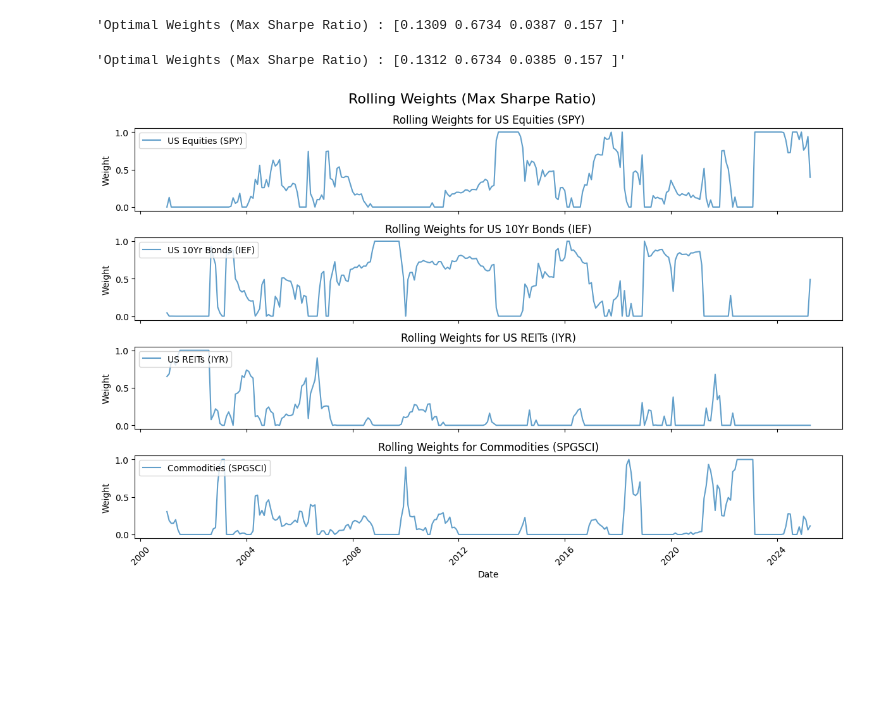
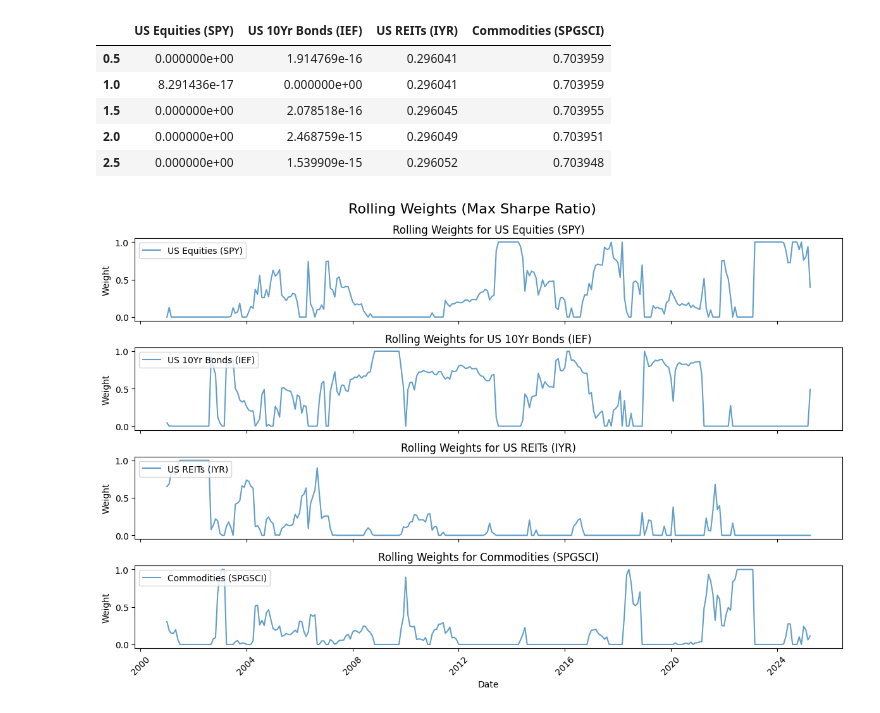
Before and after one commit to KiranReddy0808/FE5214-Introduction-to-quant-investing, a Jupyter notebook: Assignment 3/assignment3.ipynb, the cells around one changed output. Drawn from its saved outputs; the diff is of its cells as text; code cells hidden in the pictures; blank space fills up the shorter version.

```diff
--- a/Assignment 3/assignment3.ipynb
+++ b/Assignment 3/assignment3.ipynb
@@ -195,14 +226,24 @@ display(f"Expected Sharpe Ratio : {np.around(sharpe_ratio, 4)}")
-# %%
-weights, returns, volatility, sharpe_ratio = optimization('sharpe_ratio', annualized_returns, annualized_covariance, True)
-
-display(f"Optimal Weights (Max Sharpe Ratio) : {np.around(weights, 4)}")
-
-weights, returns, volatility, sharpe_ratio = optimization('sharpe_ratio', annualized_returns, annualized_covariance, True, sharpe_ratio=2)
-
-display(f"Optimal Weights (Max Sharpe Ratio) : {np.around(weights, 4)}")
-# %% [output]
-'Optimal Weights (Max Sharpe Ratio) : [0.1309 0.6734 0.0387 0.157 ]'
-'Optimal Weights (Max Sharpe Ratio) : [0.1312 0.6734 0.0385 0.157 ]'
+# %%
+# Create a DataFrame to store optimal weights for different Sharpe ratios
+sharpe_ratios = np.arange(0.5, 2.6, 0.5)  # Sharpe ratios from 0.5 to 2.5
+optimal_weights_df = pd.DataFrame(index=tickers.keys(), columns=sharpe_ratios)
+
+# Calculate optimal weights for each Sharpe ratio
+for sharpe_ratio in sharpe_ratios:
+    weights, _, _, _ = optimization('sharpe_ratio', annualized_returns, annualized_covariance, True, sharpe_ratio)
+    optimal_weights_df[sharpe_ratio] = weights
+
+# Transpose the DataFrame for easier plotting
+optimal_weights_df = optimal_weights_df.T
+
+display(optimal_weights_df)
+# %% [output]
+|  | US Equities (SPY) | US 10Yr Bonds (IEF) | US REITs (IYR) | Commodities (SPGSCI) |
+| 0.5 | 0.000000e+00 | 1.914769e-16 | 0.296041 | 0.703959 |
+| 1.0 | 8.291436e-17 | 0.000000e+00 | 0.296041 | 0.703959 |
+| 1.5 | 0.000000e+00 | 2.078518e-16 | 0.296045 | 0.703955 |
+| 2.0 | 0.000000e+00 | 2.468759e-15 | 0.296049 | 0.703951 |
+| 2.5 | 0.000000e+00 | 1.539909e-15 | 0.296052 | 0.703948 |
 # %%
 # Create a rolling window of 12 months calculating the optimal weights for each optimization type
 rolling_window = 12
```
Also changed, not shown: parts of 13 cells of this notebook, 1 other file.
